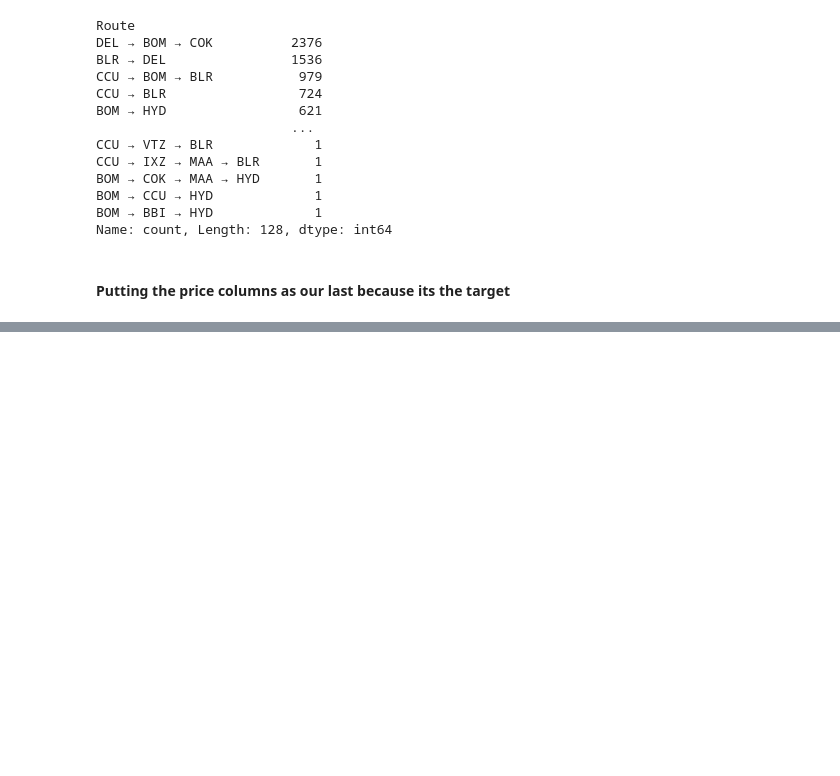
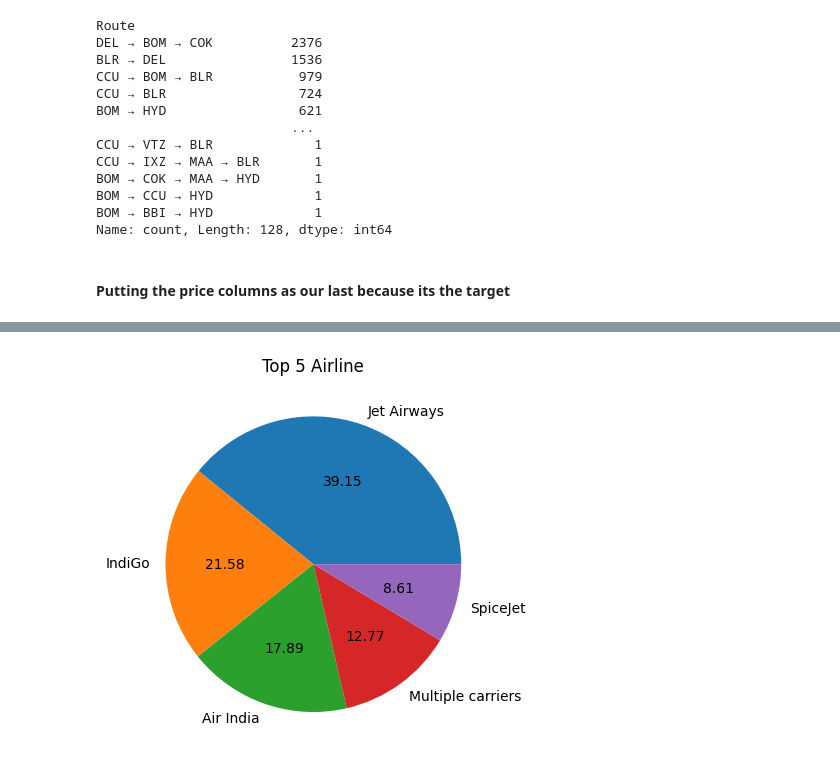
Before and after one commit to souvikghosh2000/Flight-Fare-Prediction, a Jupyter notebook: training.ipynb, the cells around one changed output, grey strips where cells are left out. Drawn from its saved outputs; the diff is of its cells as text; code cells hidden in the pictures; blank space fills up the shorter version.

```diff
--- a/training.ipynb
+++ b/training.ipynb
@@ -298,0 +343,9 @@ df.sample(5)
+# %%
+brand_counts = df['Airline'].value_counts()
+top_5_brands = brand_counts.head(5)
+df_top_5 = df[df['Airline'].isin(top_5_brands.index)]
+plt.pie(top_5_brands, labels=top_5_brands.index, autopct='%.2f')
+plt.title('Top 5 Airline')
+plt.show()
+# %% [output]
+[figure, added]
```
Also changed, not shown: parts of 25 cells of this notebook.
